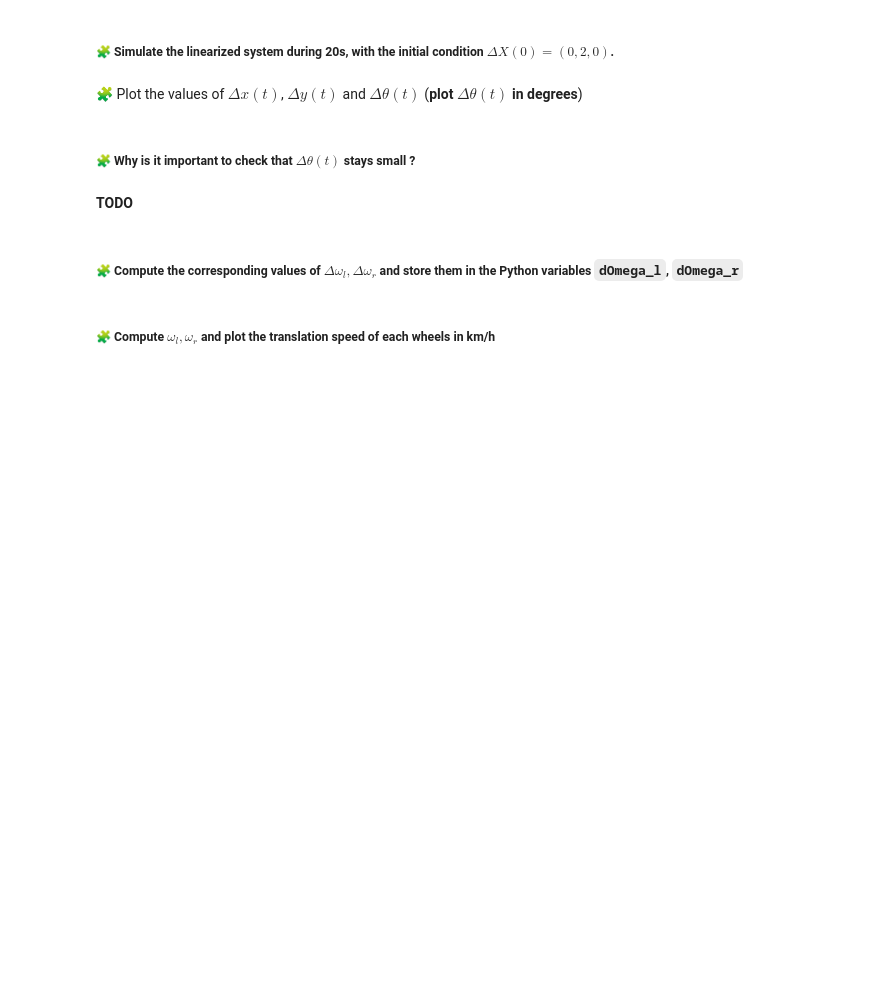
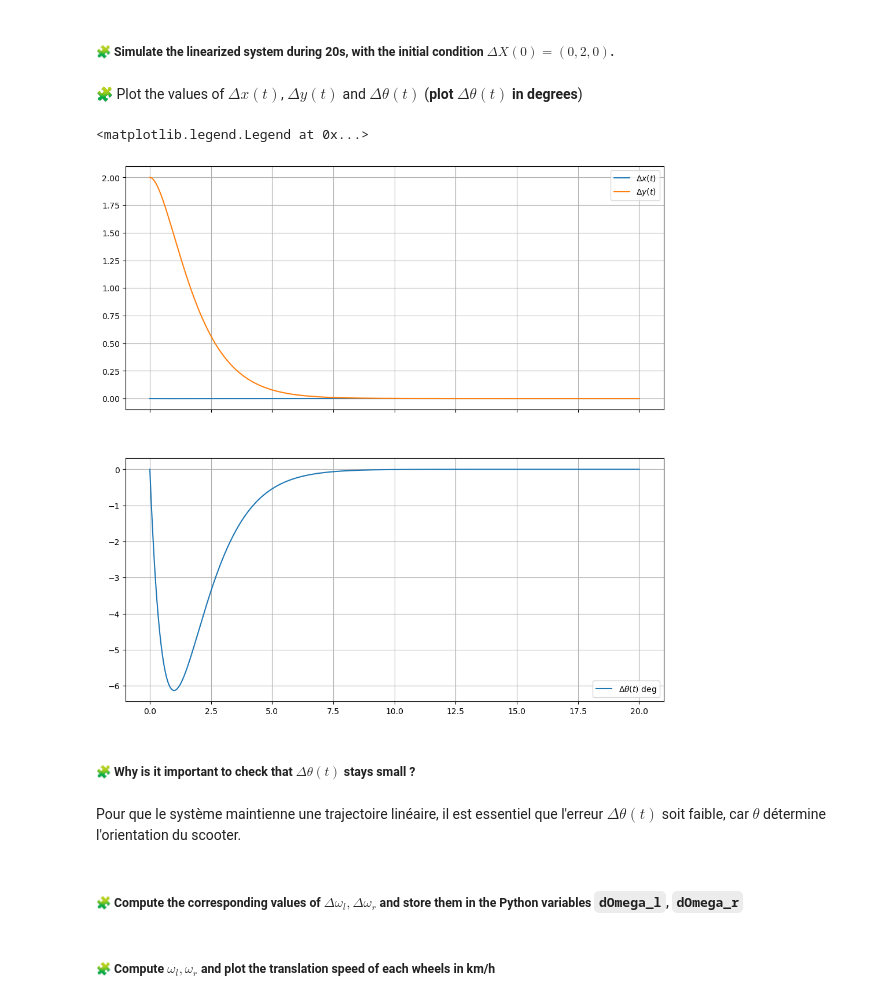
Before and after one commit to LahbibAll/control-engineering-with-python-project-2023-2024, a Jupyter notebook: Project-part-2.ipynb, the cells around one changed output. Drawn from its saved outputs; the diff is of its cells as text; code cells hidden in the pictures; blank space fills up the shorter version.

```diff
--- a/Project-part-2.ipynb
+++ b/Project-part-2.ipynb
@@ -607,3 +617,9 @@ C est de rang 3. Donc, le système est contrôlable
 In the sequel, we will use $v=25 \mbox{ km/h}$.
 # %% [markdown]
 ##### 🧩 Implement and print the matrices $A$ and $B$
+# %%
+v = 25 / 3.6
+A = array([[0, 0, 0], [0, 0, v], [0, 0, 0]])
+B = array([[r/2, r/2], [0, 0], [-r/l, r/l]])
+print(A)
+print(B)
@@ -619,3 +640,6 @@ pass
+# %%
+def lin_fun(t, deltaX):
+    return A @ deltaX + B @ deltaOmega(t, deltaX)
 # %% [markdown]
 ### Controller Design on the linearized system
 # %% [markdown]
@@ -639,2 +671,6 @@ pass
+# %%
+def deltaOmega(t,deltaX):
+    return -K@deltaX
+r = solve_ivp(fun=lin_fun,t_span=[0,20],y0=[0,2,0],dense_output=True, rtol=1e-6, atol=1e-12)
 # %% [markdown]
 🧩 Plot the values of $\Delta x(t)$, $\Delta y(t)$ and $\Delta\theta(t)$ (**plot $\Delta\theta(t)$ in degrees**)
@@ -643,6 +677,21 @@ pass
+# %%
+t = linspace(0.0,20, 1000)
+dx, dy, dtheta = r["sol"](t)
+fig = figure(figsize=(12, 12))
+ax1, ax2 = fig.subplots(2, 1, sharex=True)
+ax1.grid(True)
+ax1.plot(t, dx, label="$\Delta x(t)$")
+ax1.plot(t, dy, label="$\Delta y(t)$")
+ax1.legend()
+ax2.grid(True)
+ax2.plot(t, dtheta*180/pi, label=r"$\Delta\theta(t)$ deg")
+ax2.legend()
+# %% [output]
+<matplotlib.legend.Legend at 0x...>
+[figure, added]
 # %% [markdown]
 ##### 🧩 Why is it important to check that $\Delta\theta(t)$ stays small ?
-# %% [markdown]
-**TODO**
+# %% [markdown]
+Pour que le système maintienne une trajectoire linéaire, il est essentiel que l'erreur $\Delta\theta(t)$ soit faible, car $\theta$ détermine l'orientation du scooter.
 # %% [markdown]
 ##### 🧩 Compute the corresponding values of $\Delta\omega_l,\Delta\omega_r$ and store them in the Python variables `dOmega_l`, `dOmega_r`
```
Also changed, not shown: parts of 13 cells of this notebook.
